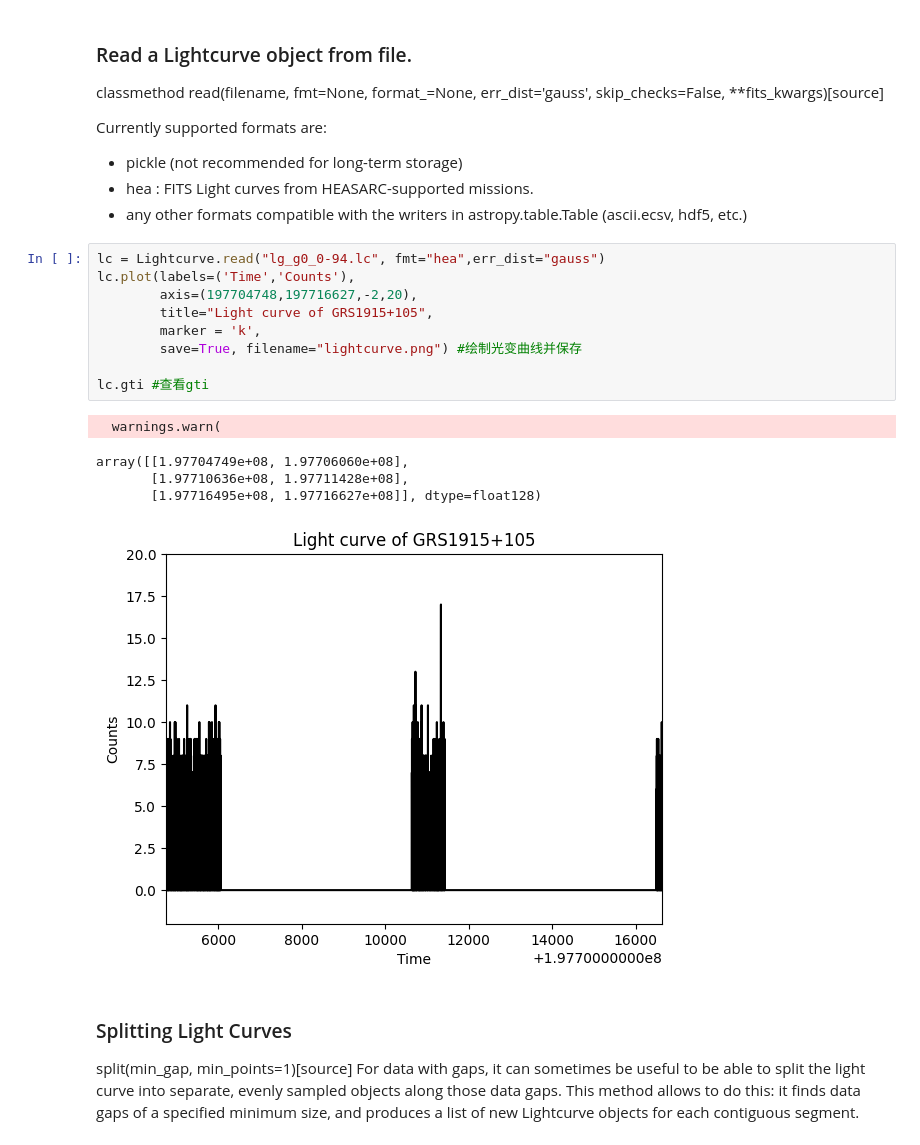
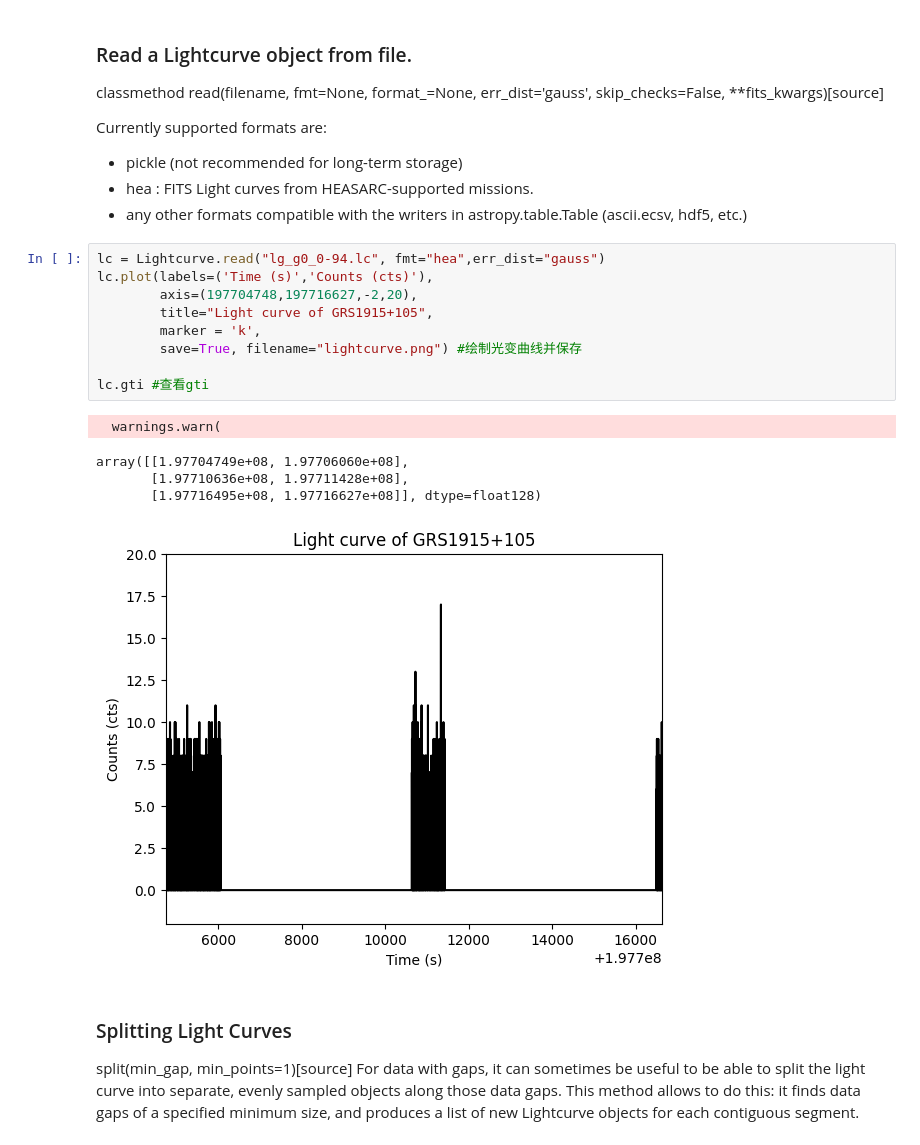
Before and after one commit to uu7uu/stingray_study, a Jupyter notebook: stingray.ipynb, the cells around one changed output. Drawn from its saved outputs; the diff is of its cells as text.

```diff
--- a/stingray.ipynb
+++ b/stingray.ipynb
@@ -20,19 +20,19 @@ Currently supported formats are:
 - any other formats compatible with the writers in astropy.table.Table (ascii.ecsv, hdf5, etc.)
 # %%
 lc = Lightcurve.read("lg_g0_0-94.lc", fmt="hea",err_dist="gauss")
-lc.plot(labels=('Time','Counts'),
+lc.plot(labels=('Time (s)','Counts (cts)'),
         axis=(197704748,197716627,-2,20),
         title="Light curve of GRS1915+105",
         marker = 'k',
         save=True, filename="lightcurve.png") #绘制光变曲线并保存
 
 lc.gti #查看gti
 # %% [output]
   warnings.warn(
 array([[1.97704749e+08, 1.97706060e+08],
        [1.97710636e+08, 1.97711428e+08],
        [1.97716495e+08, 1.97716627e+08]], dtype=float128)
-[figure, old version]
+[figure, new version]
 # %% [markdown]
 ### Splitting Light Curves
 split(min_gap, min_points=1)[source]
```
Also changed, not shown: parts of 14 cells of this notebook.
